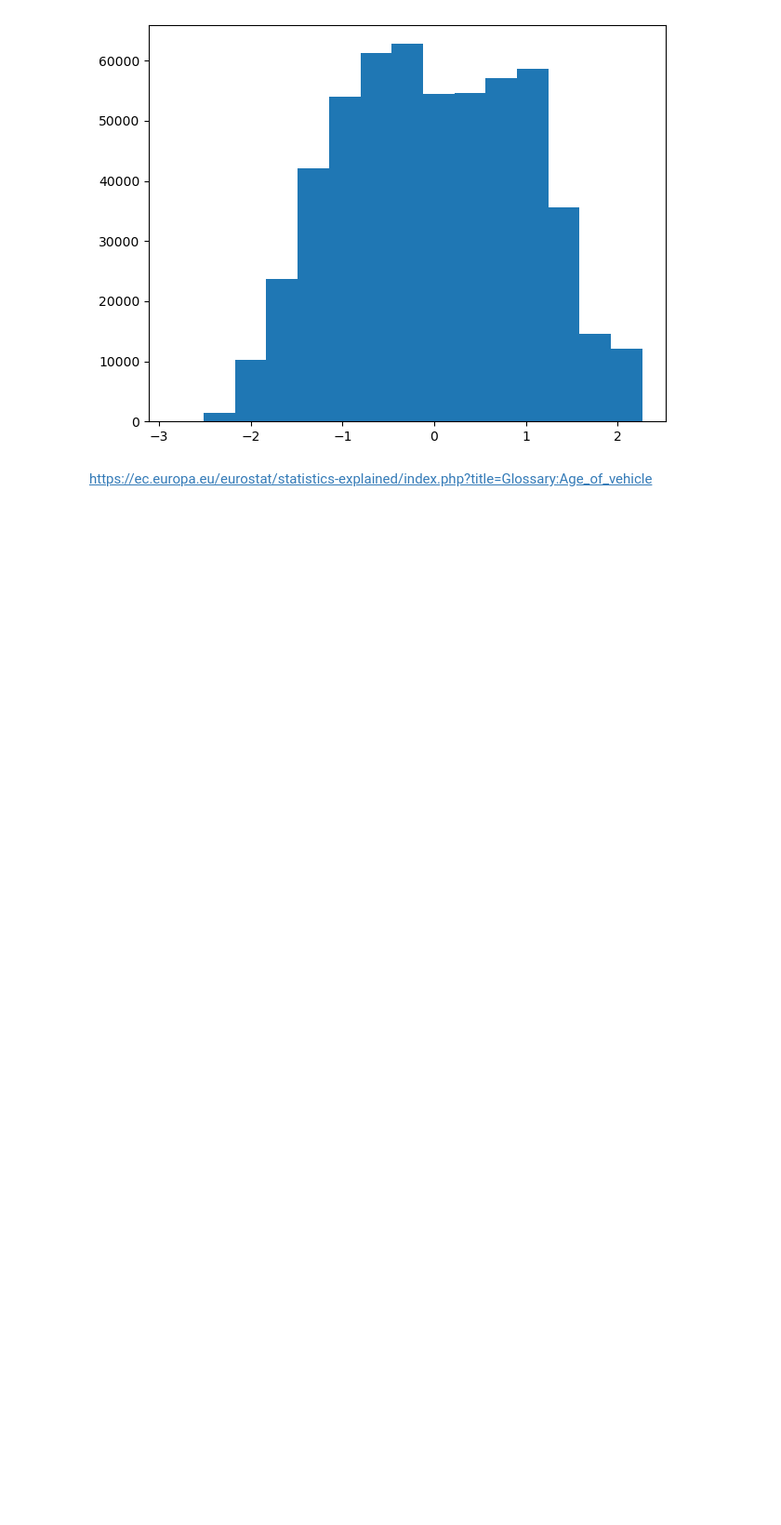
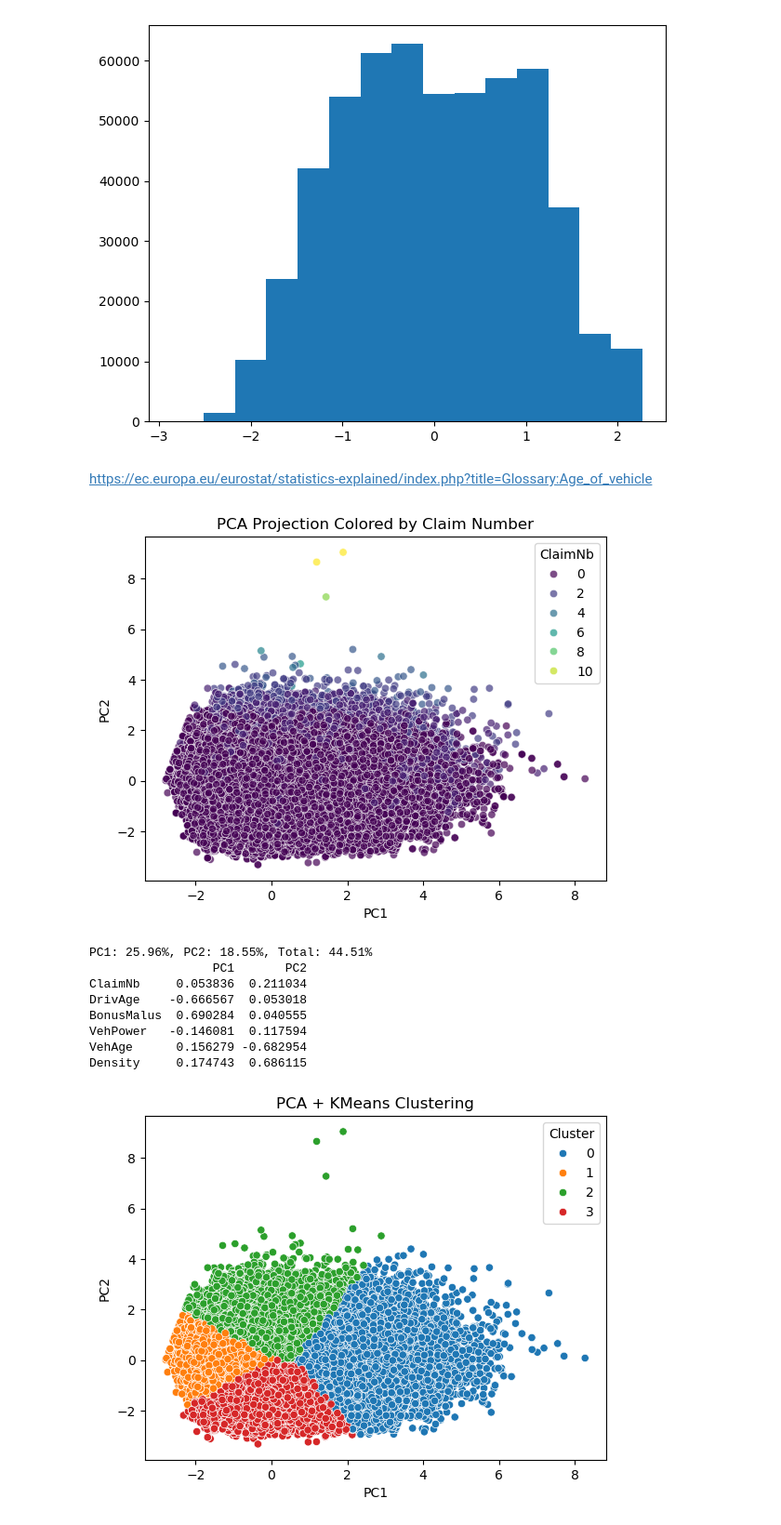
Before and after one commit to HKrtsn/ML-Project, a Jupyter notebook: exploratory_data_analysis.ipynb, the cells around one changed output. Shown at 93% size. Saved outputs shown, nothing was run; the diff lists cells and outputs as text; code cells hidden in the pictures; blank space fills up the shorter version.

Commit message:
pca and clustering

```diff
--- a/exploratory_data_analysis.ipynb
+++ b/exploratory_data_analysis.ipynb
@@ -309,3 +309,70 @@ df['VehAge'] = pd.cut(df['VehAge'], bins=bin_edges, labels=[1, 2, 3, 4, 5], incl
 #3: Between 6 and 9 years (6 years, 7 years, 8 years, 9 years)
 #4: From 10 to 14 years
 #5: 15 years or over
+# %%
+df['DrivAge']=pd.cut(
+    df['DrivAge'],
+    bins=[17, 25, 35, 50, 65, 100],
+    labels= [1, 2, 3, 4, 5],            # 1: 18-25, 2: 26-35, 3: 36-50, 4: 51-65, 5: 65+
+    right= True
+)
+# %%
+features = ["ClaimNb", "DrivAge", "BonusMalus", "VehPower", "VehAge", "Density"]
+
+from sklearn.preprocessing import StandardScaler
+from sklearn.decomposition import PCA
+import seaborn as sns
+from sklearn.cluster import KMeans
+
+
+X = df[features].copy()
+scaler = StandardScaler()
+X_scaled = scaler.fit_transform(X)
+
+
+pca = PCA(n_components=2)
+X_pca = pca.fit_transform(X_scaled)
+
+df["PC1"] = X_pca[:, 0]
+df["PC2"] = X_pca[:, 1]
+
+
+sns.scatterplot(
+    x="PC1",
+    y="PC2",
+    hue="ClaimNb",
+    data=df,
+    palette="viridis",
+    alpha=0.7
+)
+plt.title("PCA Projection Colored by Claim Number")
+plt.show()
+
+explained = pca.explained_variance_ratio_
+print(f"PC1: {explained[0]:.2%}, PC2: {explained[1]:.2%}, Total: {explained[:2].sum():.2%}")
+
+loadings = pd.DataFrame(
+    pca.components_.T,
+    columns=["PC1", "PC2"],
+    index=features
+)
+print(loadings)
+
+
+kmeans = KMeans(n_clusters=4, random_state=42)
+df["Cluster"] = kmeans.fit_predict(X_pca)
+
+sns.scatterplot(x="PC1", y="PC2", hue="Cluster", data=df, palette="tab10")
+plt.title("PCA + KMeans Clustering")
+plt.show()
+# %% [output]
+[figure, added]
+PC1: 25.96%, PC2: 18.55%, Total: 44.51%
+                 PC1       PC2
+ClaimNb     0.053836  0.211034
+DrivAge    -0.666567  0.053018
+BonusMalus  0.690284  0.040555
+VehPower   -0.146081  0.117594
+VehAge      0.156279 -0.682954
+Density     0.174743  0.686115
+[figure, added]
```
Also changed, not shown: 1 other file.
